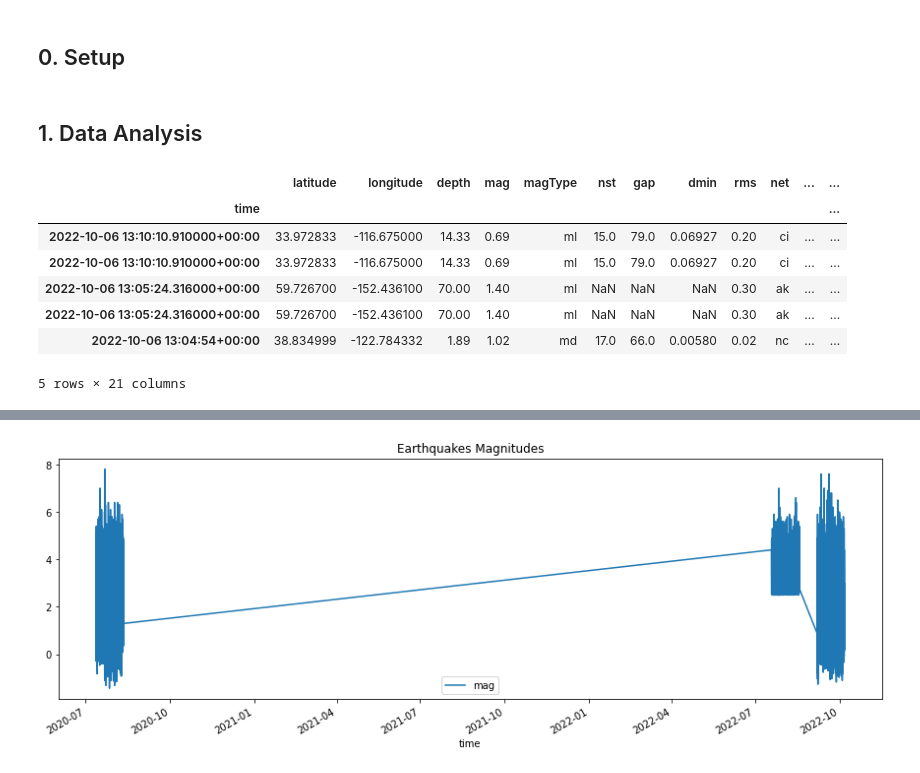
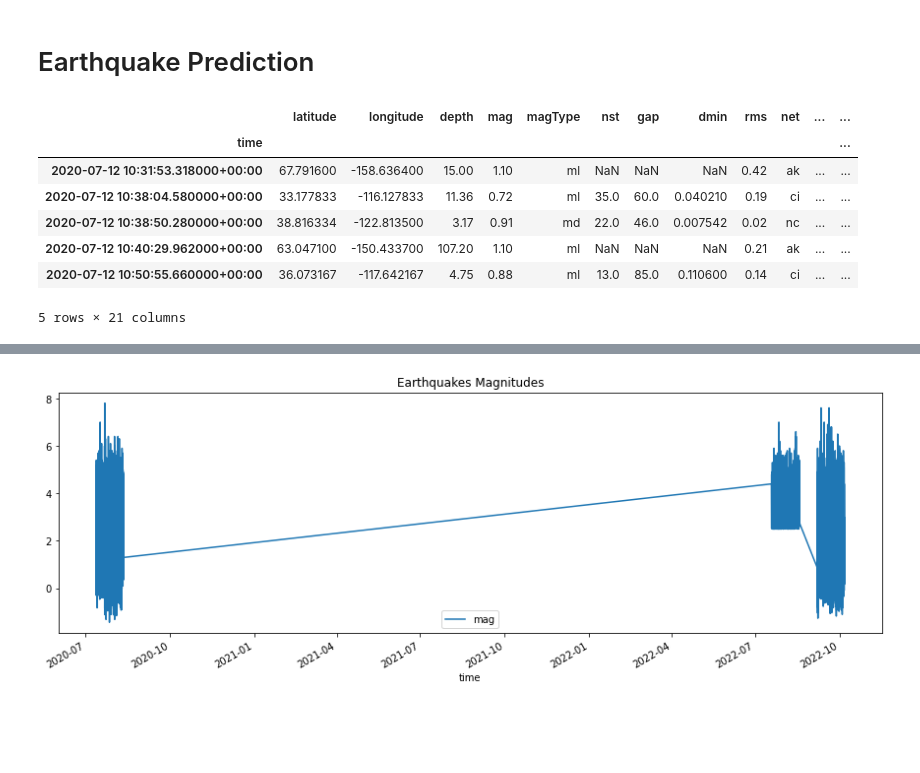
Before and after one commit to Andre-Gilbert/Earthquake-Prediction, a Jupyter notebook: ml/earthquake_prediction.ipynb, the cells around one changed output, grey strips where cells are left out. Drawn from its saved outputs; the diff is of its cells as text; code cells hidden in the pictures; blank space fills up the shorter version.

```diff
--- a/ml/earthquake_prediction.ipynb
+++ b/ml/earthquake_prediction.ipynb
@@ -10,3 +1,5 @@
+# %% [markdown]
+# Earthquake Prediction
 # %%
 import math
 import numpy as np
@@ -21,22 +13,19 @@ from sklearn.preprocessing import MinMaxScaler
-# %% [markdown]
-## 0. Setup
 # %%
 filepath = './data/earthquakes.csv'
-# %% [markdown]
-## 1. Data Analysis
 # %%
 df = pd.read_csv(filepath)
 df = df.set_index('time')
 df.index = pd.to_datetime(df.index)
+df = df.sort_index()
 df.head()
 # %% [output]
 |  | latitude | longitude | depth | mag | magType | nst | gap | dmin | rms | net | ... | ... |
 | time |  |  |  |  |  |  |  |  |  |  |  | ... |
-| 2022-10-06 13:10:10.910000+00:00 | 33.972833 | -116.675000 | 14.33 | 0.69 | ml | 15.0 | 79.0 | 0.06927 | 0.20 | ci | ... | ... |
-| 2022-10-06 13:10:10.910000+00:00 | 33.972833 | -116.675000 | 14.33 | 0.69 | ml | 15.0 | 79.0 | 0.06927 | 0.20 | ci | ... | ... |
-| 2022-10-06 13:05:24.316000+00:00 | 59.726700 | -152.436100 | 70.00 | 1.40 | ml | NaN | NaN | NaN | 0.30 | ak | ... | ... |
-| 2022-10-06 13:05:24.316000+00:00 | 59.726700 | -152.436100 | 70.00 | 1.40 | ml | NaN | NaN | NaN | 0.30 | ak | ... | ... |
-| 2022-10-06 13:04:54+00:00 | 38.834999 | -122.784332 | 1.89 | 1.02 | md | 17.0 | 66.0 | 0.00580 | 0.02 | nc | ... | ... |
+| 2020-07-12 10:31:53.318000+00:00 | 67.791600 | -158.636400 | 15.00 | 1.10 | ml | NaN | NaN | NaN | 0.42 | ak | ... | ... |
+| 2020-07-12 10:38:04.580000+00:00 | 33.177833 | -116.127833 | 11.36 | 0.72 | ml | 35.0 | 60.0 | 0.040210 | 0.19 | ci | ... | ... |
+| 2020-07-12 10:38:50.280000+00:00 | 38.816334 | -122.813500 | 3.17 | 0.91 | md | 22.0 | 46.0 | 0.007542 | 0.02 | nc | ... | ... |
+| 2020-07-12 10:40:29.962000+00:00 | 63.047100 | -150.433700 | 107.20 | 1.10 | ml | NaN | NaN | NaN | 0.21 | ak | ... | ... |
+| 2020-07-12 10:50:55.660000+00:00 | 36.073167 | -117.642167 | 4.75 | 0.88 | ml | 13.0 | 85.0 | 0.110600 | 0.14 | ci | ... | ... |
 5 rows × 21 columns
 # %%
 df.describe()
```
Also changed, not shown: parts of 23 cells of this notebook, 10 other files.
